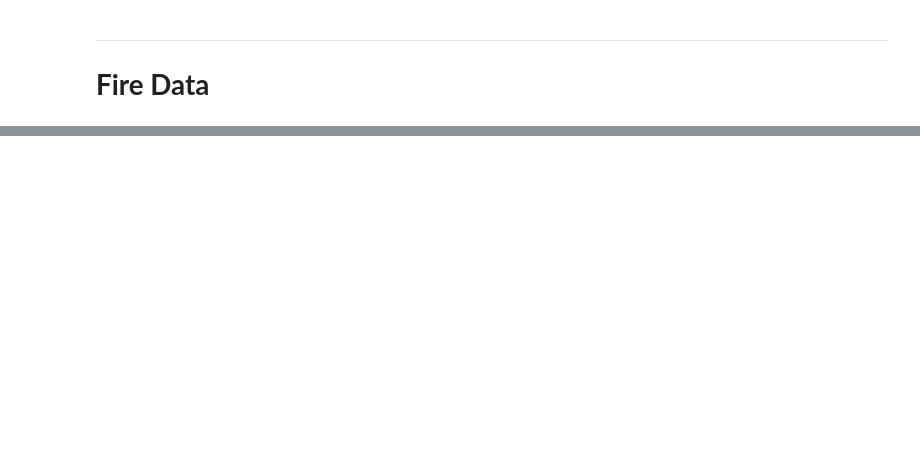
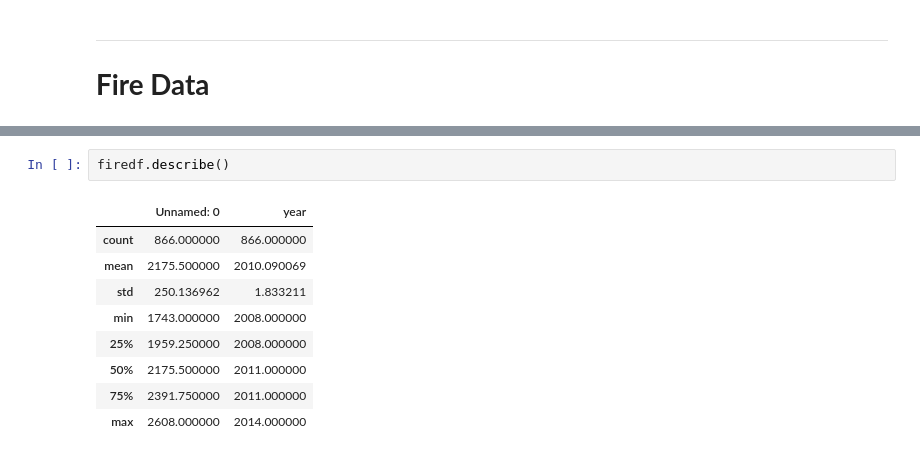
Before and after one commit to eglulu6/Project_1_Team_Platypus, a Jupyter notebook: data_slicing.ipynb, the cells around one changed output, grey strips where cells are left out. Drawn from its saved outputs; the diff is of its cells as text; blank space fills up the shorter version.

```diff
--- a/data_slicing.ipynb
+++ b/data_slicing.ipynb
@@ -94,0 +180,12 @@ firedf.head()
+# %%
+firedf.describe()
+# %% [output]
+|  | Unnamed: 0 | year |
+| count | 866.000000 | 866.000000 |
+| mean | 2175.500000 | 2010.090069 |
+| std | 250.136962 | 1.833211 |
+| min | 1743.000000 | 2008.000000 |
+| 25% | 1959.250000 | 2008.000000 |
+| 50% | 2175.500000 | 2011.000000 |
+| 75% | 2391.750000 | 2011.000000 |
+| max | 2608.000000 | 2014.000000 |
```
Also changed, not shown: parts of 43 cells of this notebook, 1 other file.
